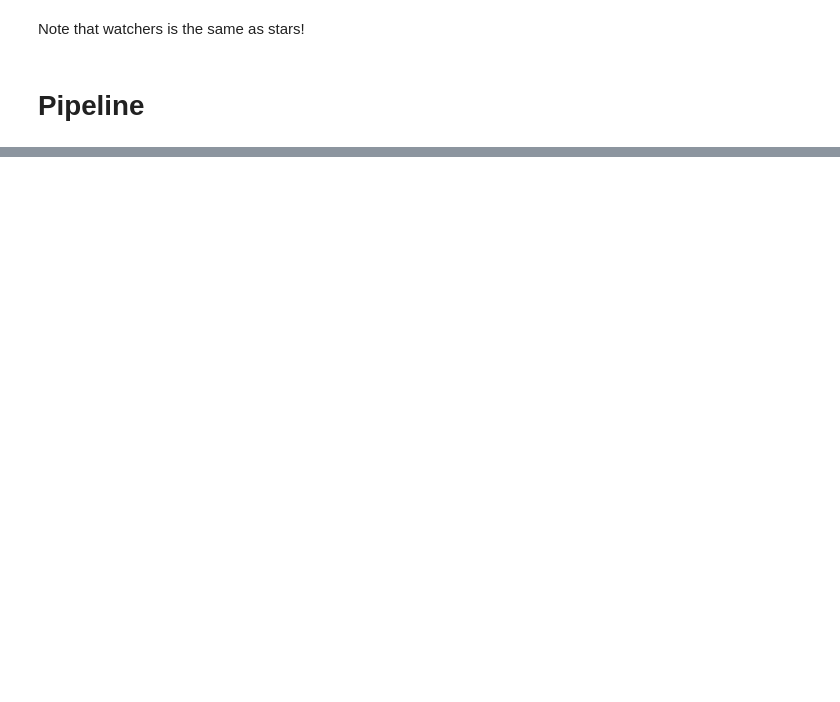
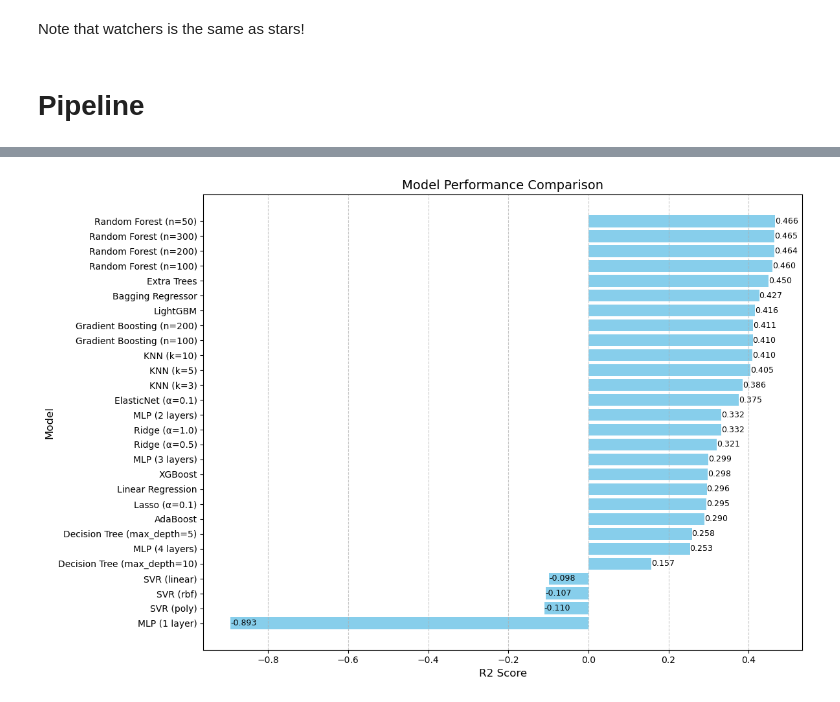
Before and after one commit to alireza1420/stargazer-prediction-pipeline, a Jupyter notebook: Model Training/data preprocessing + model training.ipynb, the cells around one changed output, grey strips where cells are left out. Cells and saved outputs as stored; diff of their text form; code cells hidden in the pictures; blank space fills up the shorter version.

Commit message:
Add cross-validation and experiment with feature selection

```diff
--- a/Model Training/data preprocessing + model training.ipynb
+++ b/Model Training/data preprocessing + model training.ipynb
@@ -118,7 +126,7 @@ Note that watchers is the same as stars!
 import pandas as pd
 import numpy as np
 from datetime import datetime
-from sklearn.model_selection import train_test_split
+from sklearn.model_selection import train_test_split, cross_val_score, KFold
 from sklearn.preprocessing import StandardScaler, OneHotEncoder
 from sklearn.compose import ColumnTransformer
 from sklearn.pipeline import Pipeline
@@ -145,7 +153,7 @@ class GitHubRepoPreprocessor:
             'forks', 'open_issues',
             'size', 'subscribers_count',
             'contributors_count', 'commits_count', 'readme_size',
-            'project_age', 'days_since_update', 'days_since_push',
+            'days_since_update', 'days_since_push',
             'forks_per_day', 'issues_per_day', 'update_rate'
         ]
         self.categorical_features = ["language", "license"]
@@ -179,7 +187,7 @@ class GitHubRepoPreprocessor:
             'size', 'has_wiki', 'has_projects', 'has_downloads', 'is_fork',
             'archived', 'language', 'license', 'subscribers_count',
             'contributors_count', 'commits_count', 'readme_size',
-            'project_age', 'days_since_update', 'days_since_push',
+            'days_since_update', 'days_since_push',
             'forks_per_day', 'issues_per_day', 'update_rate'
         ] # delete 'watchers'
         return df[features], df["stars"]
@@ -195,7 +203,7 @@ class GitHubRepoPreprocessor:
         return self.column_transformer
 
 
-def train_and_evaluate_models(df, save_path="best_model.pkl"):
+def train_and_evaluate_models(df, save_path="best_model_cv.pkl"):
     """Train multiple regressors and save the best performing one."""
     preprocessor = GitHubRepoPreprocessor()
     X, y = preprocessor.transform(df)
@@ -224,6 +232,8 @@ def train_and_evaluate_models(df, save_path="best_model.pkl"):
         # Ensemble Methods
         'Random Forest (n=100)': RandomForestRegressor(n_estimators=100, random_state=42),
         'Random Forest (n=200)': RandomForestRegressor(n_estimators=200, random_state=42),
+        'Random Forest (n=200)': RandomForestRegressor(n_estimators=200, random_state=42),
+        'Random Forest (n=300)': RandomForestRegressor(n_estimators=300, random_state=42),
         'Gradient Boosting (n=100)': GradientBoostingRegressor(n_estimators=100, random_state=42),
         'Gradient Boosting (n=200)': GradientBoostingRegressor(n_estimators=200, random_state=42),
         'AdaBoost': AdaBoostRegressor(random_state=42),
@@ -255,12 +265,15 @@ def train_and_evaluate_models(df, save_path="best_model.pkl"):
     best_model = None
     best_score = -np.inf
 
+
     for name, model in models.items():
         try:
             pipeline = Pipeline([
                 ("preprocessor", processor),
                 ("regressor", model)
             ])
+
+
             pipeline.fit(X_train, y_train)
             y_pred = pipeline.predict(X_test)
 
@@ -385,0 +583,4 @@ visualize_results(results_df)
+# %%
+# load data
+df = pd.read_csv('../1. Data Preparation/github_repo_features.csv', parse_dates=["created_at", "updated_at", "pushed_at"])
+results_df_cv, best_pipeline, test_r2_best = train_and_evaluate_models_cv(df, save_path="best_model_cv.pkl")
@@ -385,0 +630,5 @@ visualize_results(results_df)
+# %%
+# delete 'project_age' and 'update_rate' from the features
+visualize_results_cv(results_df_cv)
+# %% [output]
+[figure, added]
```
Also changed, not shown: parts of 14 cells of this notebook, 5 other files.
